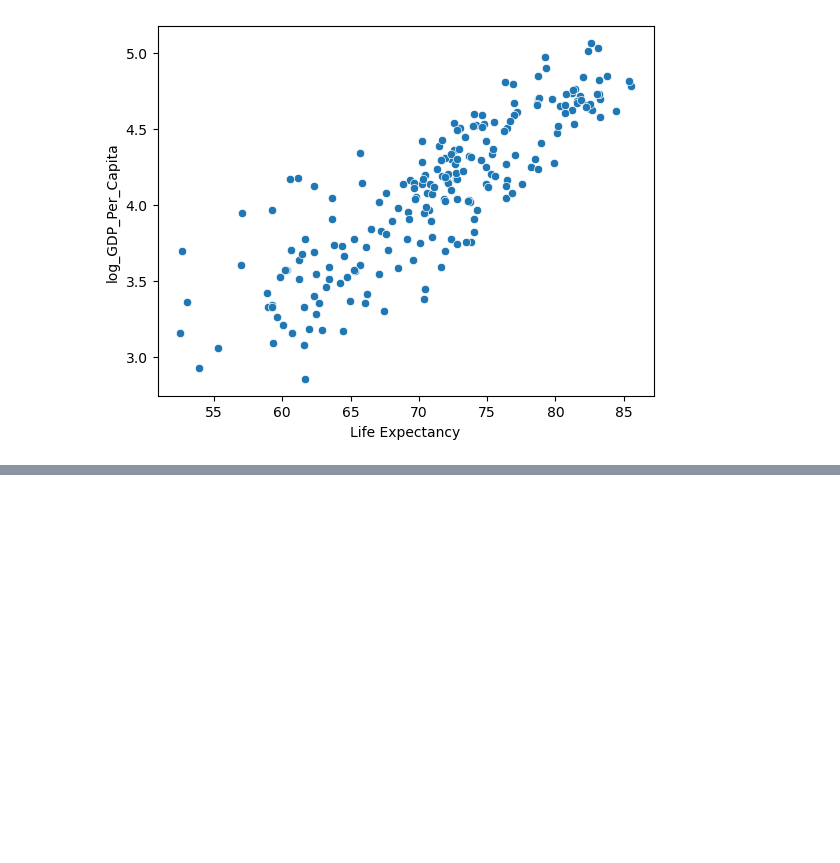
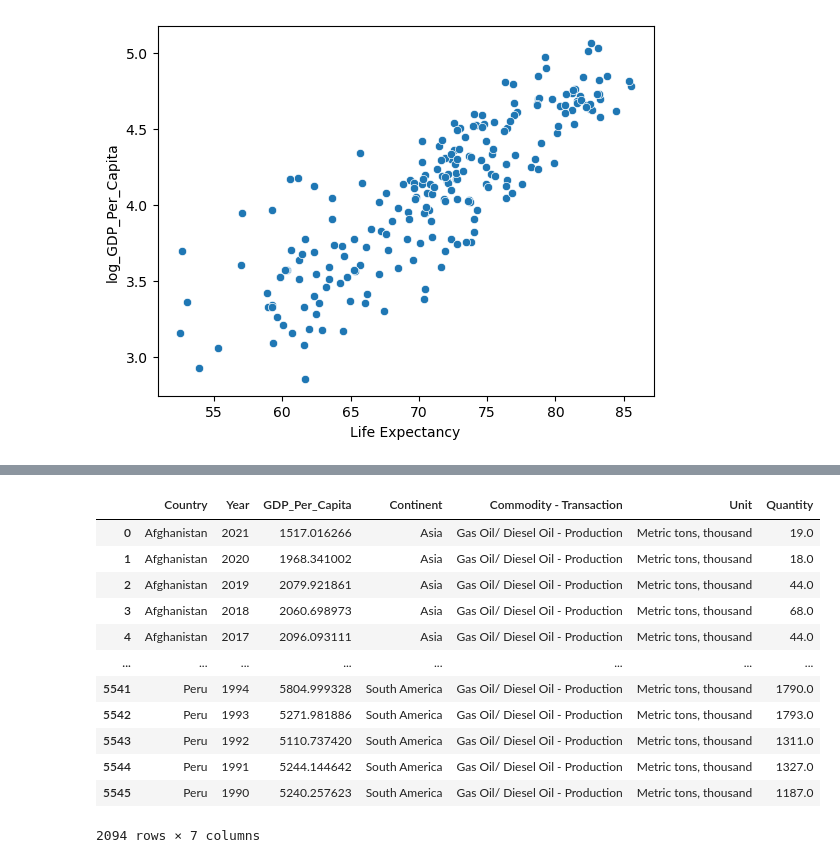
Before and after one commit to nss-data-science-cohort-8/un-exploration-GetGubbz, a Jupyter notebook: UN_Data_Exploration.ipynb, the cells around one changed output, grey strips where cells are left out. Cells and saved outputs as stored; diff of their text form; code cells hidden in the pictures; blank space fills up the shorter version.

```diff
--- a/UN_Data_Exploration.ipynb
+++ b/UN_Data_Exploration.ipynb
@@ -598,0 +742,18 @@ Life expectancy correlates better with the log of gpd_per_capita and appears t
+# %%
+gdp_oil_prod = gdp_oil_prod.loc[gdp_oil_prod['_merge'] == 'both']
+gdp_oil_prod = gdp_oil_prod.drop('_merge', axis = 1)
+gdp_oil_prod
+# %% [output]
+|  | Country | Year | GDP_Per_Capita | Continent | Commodity - Transaction | Unit | Quantity |
+| 0 | Afghanistan | 2021 | 1517.016266 | Asia | Gas Oil/ Diesel Oil - Production | Metric tons, thousand | 19.0 |
+| 1 | Afghanistan | 2020 | 1968.341002 | Asia | Gas Oil/ Diesel Oil - Production | Metric tons, thousand | 18.0 |
+| 2 | Afghanistan | 2019 | 2079.921861 | Asia | Gas Oil/ Diesel Oil - Production | Metric tons, thousand | 44.0 |
+| 3 | Afghanistan | 2018 | 2060.698973 | Asia | Gas Oil/ Diesel Oil - Production | Metric tons, thousand | 68.0 |
+| 4 | Afghanistan | 2017 | 2096.093111 | Asia | Gas Oil/ Diesel Oil - Production | Metric tons, thousand | 44.0 |
+| ... | ... | ... | ... | ... | ... | ... | ... |
+| 5541 | Peru | 1994 | 5804.999328 | South America | Gas Oil/ Diesel Oil - Production | Metric tons, thousand | 1790.0 |
+| 5542 | Peru | 1993 | 5271.981886 | South America | Gas Oil/ Diesel Oil - Production | Metric tons, thousand | 1793.0 |
+| 5543 | Peru | 1992 | 5110.737420 | South America | Gas Oil/ Diesel Oil - Production | Metric tons, thousand | 1311.0 |
+| 5544 | Peru | 1991 | 5244.144642 | South America | Gas Oil/ Diesel Oil - Production | Metric tons, thousand | 1327.0 |
+| 5545 | Peru | 1990 | 5240.257623 | South America | Gas Oil/ Diesel Oil - Production | Metric tons, thousand | 1187.0 |
+2094 rows × 7 columns
```
Also changed, not shown: parts of 25 cells of this notebook.
